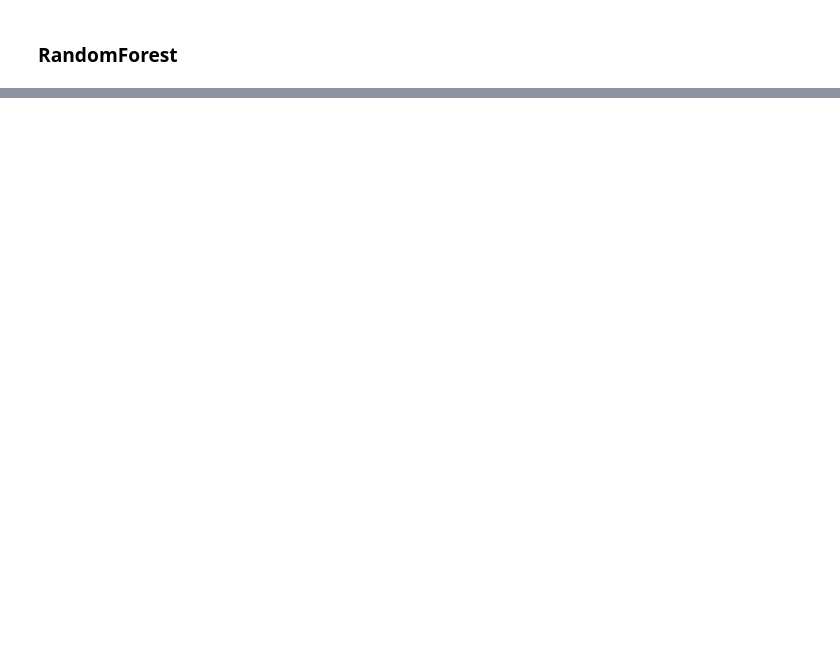
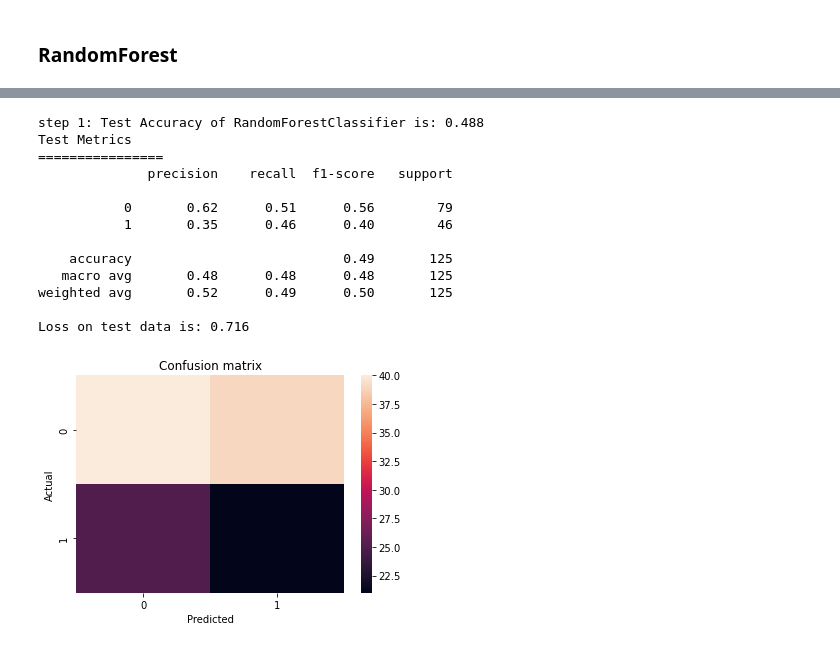
Before and after one commit to TenAcademy/A_B-Hypothesis-Testing, a Jupyter notebook: notebooks/modeling.ipynb, the cells around one changed output, grey strips where cells are left out. Cells and saved outputs as stored; diff of their text form; code cells hidden in the pictures; blank space fills up the shorter version.

Commit message:
add randomforest classifier

```diff
--- a/notebooks/modeling.ipynb
+++ b/notebooks/modeling.ipynb
@@ -465,0 +450,5 @@ sns.heatmap(cf, annot=True, annot_kws={'size':10},
+# %%
+rf= RandomForest(X_train, X_test,  y_train, y_test)
+
+folds = 5
+clf3, acc_arr, loss_arr = rf.train(folds)
@@ -465,0 +470,19 @@ sns.heatmap(cf, annot=True, annot_kws={'size':10},
+# %%
+test_acc, loss, report, confusion_matrix = rf.test()
+print(f"Loss on test data is: {loss:.3f}")
+print()
+# %% [output]
+step 1: Test Accuracy of RandomForestClassifier is: 0.488
+Test Metrics
+================
+              precision    recall  f1-score   support
+
+           0       0.62      0.51      0.56        79
+           1       0.35      0.46      0.40        46
+
+    accuracy                           0.49       125
+   macro avg       0.48      0.48      0.48       125
+weighted avg       0.52      0.49      0.50       125
+
+Loss on test data is: 0.716
+[figure, added]
```
Also changed, not shown: parts of 14 cells of this notebook, 2 other files.
